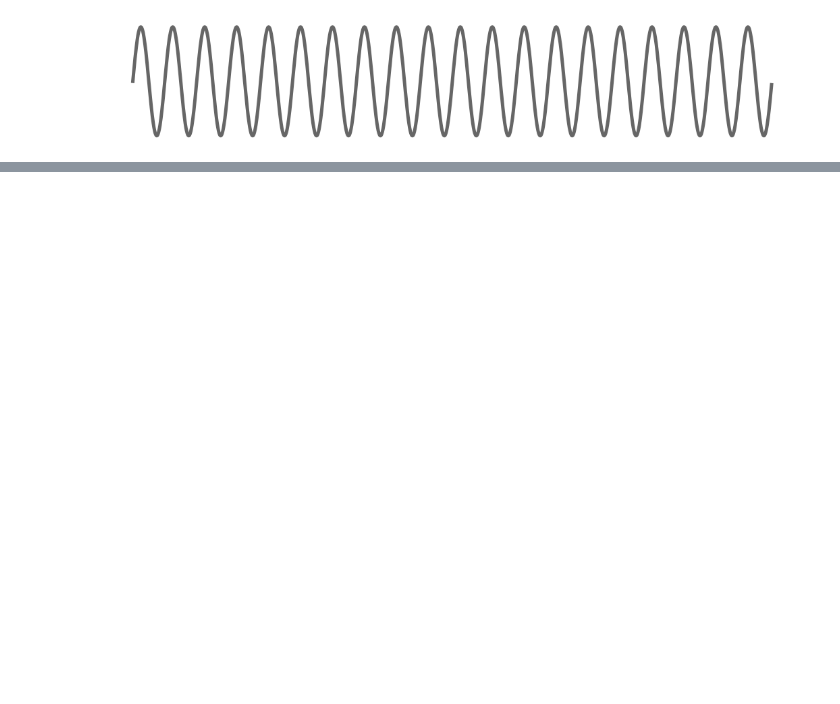
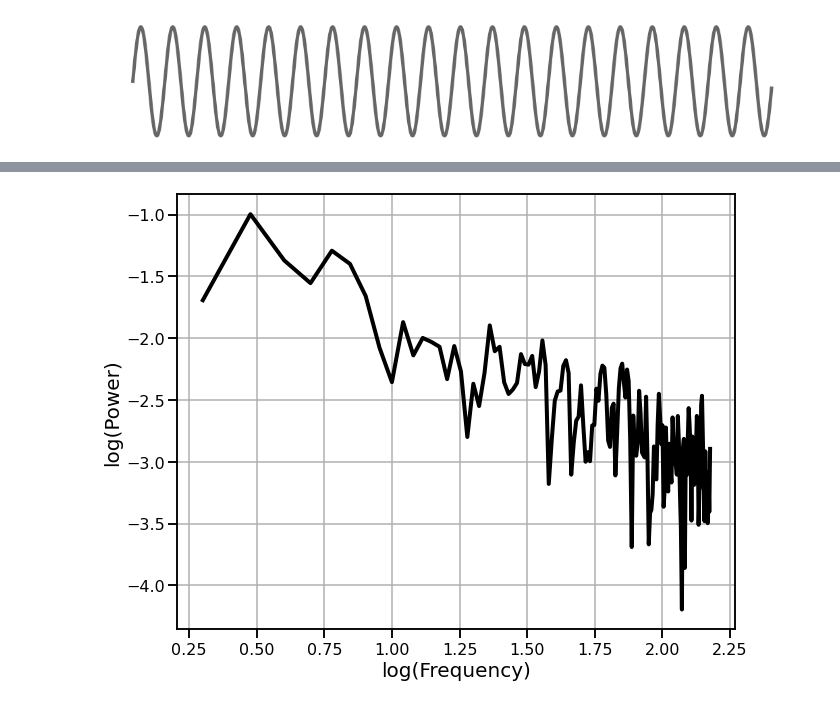
Before and after one commit to TomDonoghue/OverviewFigures, a Jupyter notebook: simulations.ipynb, the cells around one changed output, grey strips where cells are left out. Saved outputs shown, nothing was run; the diff lists cells and outputs as text; code cells hidden in the pictures; blank space fills up the shorter version.

```diff
--- a/simulations.ipynb
+++ b/simulations.ipynb
@@ -39,0 +83,8 @@ if SAVE_FIG:
+# %%
+freqs, powers = compute_spectrum(pink, fs)
+plot_spectrum(*trim_spectrum(freqs, powers, [2, 150]),
+              log_freqs=True, log_powers=True, lw=4, color='black')
+if SAVE_FIG:
+    plt.savefig('pink_noise_spectrum.svg', dpi=300)
+# %% [output]
+[figure, added]
```
Also changed, not shown: parts of 23 cells of this notebook, 4 other files.
